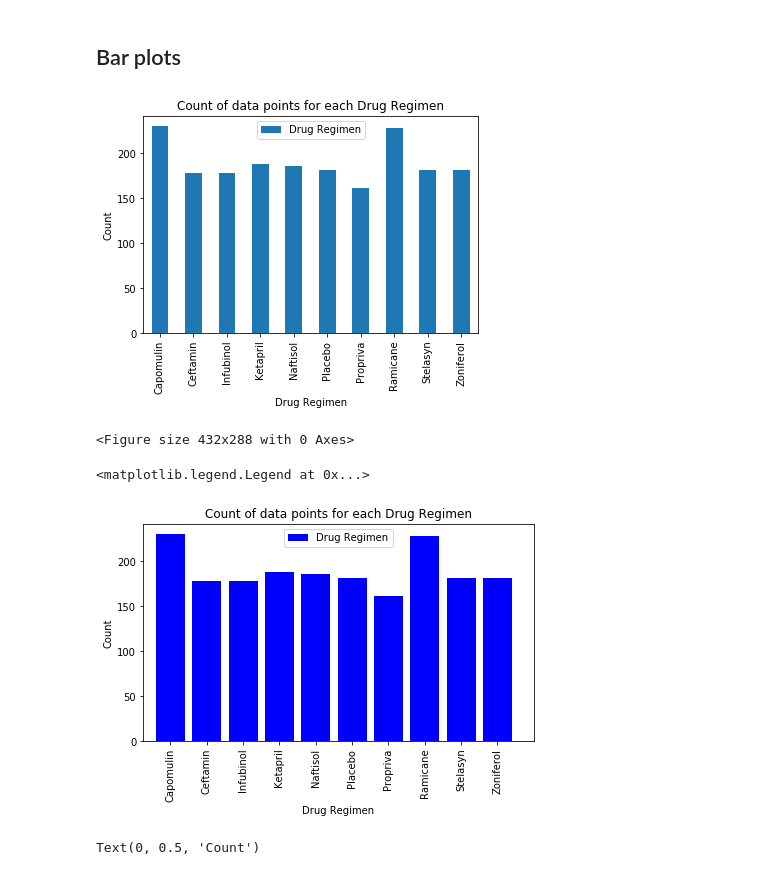
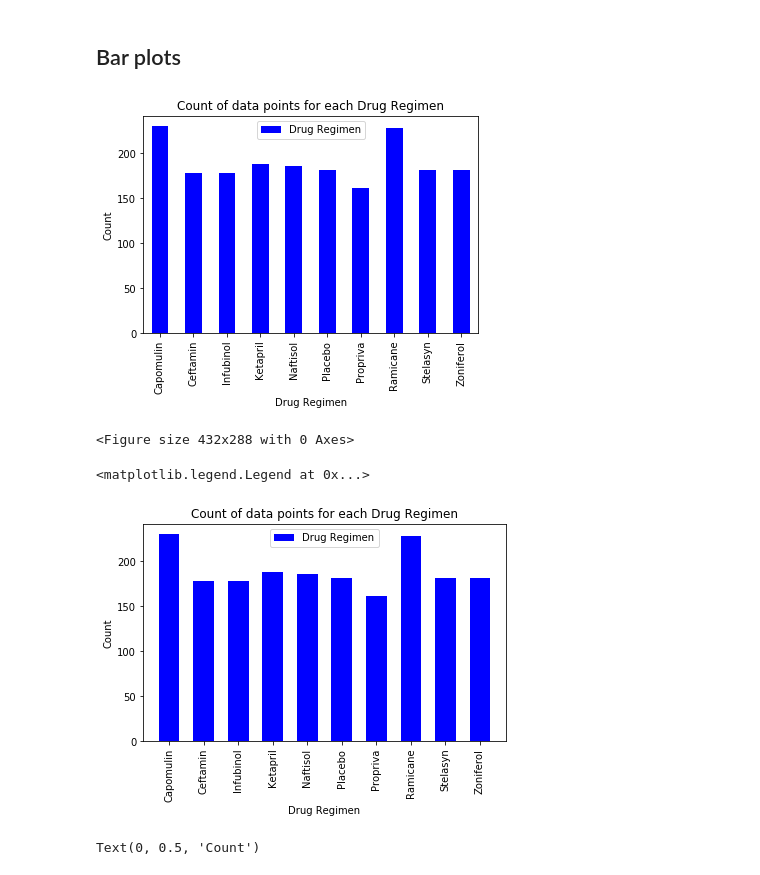
Before and after one commit to kipmadden/Pymaceuticals, a Jupyter notebook: pymaceuticals_starter.ipynb, the cells around one changed output. Saved outputs shown, nothing was run; the diff lists cells and outputs as text; code cells hidden in the pictures.

Commit message:
Fixed colors of bar charts to match

```diff
--- a/pymaceuticals_starter.ipynb
+++ b/pymaceuticals_starter.ipynb
@@ -116,7 +116,7 @@ drug_group_count = pd.DataFrame(drug_group['Drug Regimen'].count())
 
 
 # Create a bar chart based off of the group series from before
-count_chart = drug_group_count.plot(kind='bar', title="Count of data points for each Drug Regimen")
+count_chart = drug_group_count.plot(kind='bar', title="Count of data points for each Drug Regimen", color="blue")
 
 # Set the xlabel and ylabel using class methods
 count_chart.set_xlabel("Drug Regimen")
@@ -126,37 +126,37 @@ count_chart.set_ylabel("Count")
 plt.show()
 plt.tight_layout()
 # %% [output]
-[figure, old version]
+[figure, new version]
 <Figure size 432x288 with 0 Axes>
 # %%
 # Generate a bar plot showing number of data points for each treatment regimen using pyplot
 
 # Using the same groupby dataframe as above
 # Set x axis and tick locations
 x_axis = np.arange(len(drug_group_count))
 tick_locations = [value for value in x_axis]
 
  # Create a list indicating where to write x labels and set figure size to adjust for space
-plt.figure(figsize=(7,4))
-plt.bar(x_axis, drug_group_count["Drug Regimen"], color='blue', align="center")
+plt.figure(figsize=(6.5,4))
+plt.bar(x_axis, drug_group_count["Drug Regimen"], color='blue', align="center", width = 0.6)
 plt.xticks(tick_locations, list(drug_group_count.index), rotation="vertical")
 
 # Set x and y limits
-plt.xlim(-0.75, len(x_axis))
+plt.xlim(-0.75, len(x_axis)-0.25)
 plt.ylim(0, max(drug_group_count["Drug Regimen"])*1.05)
 
 # Set a Title and labels
 plt.title("Count of data points for each Drug Regimen")
 plt.xlabel("Drug Regimen")
 plt.ylabel("Count")
 
 column_name = ["Drug Regimen"]
 plt.legend(column_name,loc="best")
 # Set it to a "tight" layout
 #plt.tight_layout()
 # %% [output]
 <matplotlib.legend.Legend at 0x...>
-[figure, old version]
+[figure, new version]
 # %%
 # %% [output]
 Text(0, 0.5, 'Count')
```
